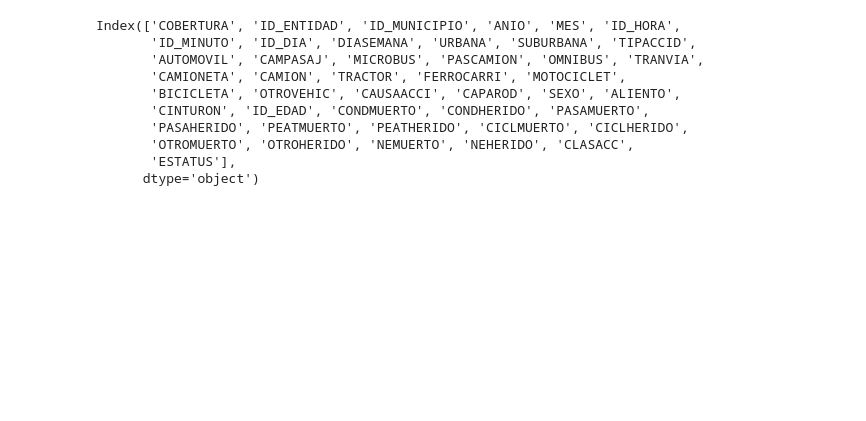
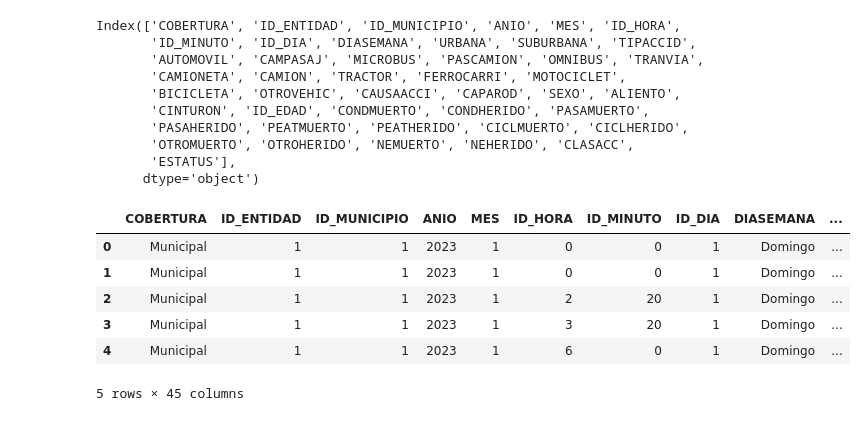
Before and after one commit to AntonioRamos11/EjercicioAtus, a Jupyter notebook: atus.ipynb, the cells around one changed output. Drawn from its saved outputs; the diff is of its cells as text; code cells hidden in the pictures; blank space fills up the shorter version.

```diff
--- a/atus.ipynb
+++ b/atus.ipynb
@@ -6,19 +6,27 @@ import seaborn as sns
 # %%
 df = pd.read_csv('atus_anual_csv/conjunto_de_datos/atus_anual_2023.csv', encoding='latin1')
 
 # Imprimir los nombres de las columnas
 print(df.columns)
+df.head(5)
 # %% [output]
 Index(['COBERTURA', 'ID_ENTIDAD', 'ID_MUNICIPIO', 'ANIO', 'MES', 'ID_HORA',
        'ID_MINUTO', 'ID_DIA', 'DIASEMANA', 'URBANA', 'SUBURBANA', 'TIPACCID',
        'AUTOMOVIL', 'CAMPASAJ', 'MICROBUS', 'PASCAMION', 'OMNIBUS', 'TRANVIA',
        'CAMIONETA', 'CAMION', 'TRACTOR', 'FERROCARRI', 'MOTOCICLET',
        'BICICLETA', 'OTROVEHIC', 'CAUSAACCI', 'CAPAROD', 'SEXO', 'ALIENTO',
        'CINTURON', 'ID_EDAD', 'CONDMUERTO', 'CONDHERIDO', 'PASAMUERTO',
        'PASAHERIDO', 'PEATMUERTO', 'PEATHERIDO', 'CICLMUERTO', 'CICLHERIDO',
        'OTROMUERTO', 'OTROHERIDO', 'NEMUERTO', 'NEHERIDO', 'CLASACC',
        'ESTATUS'],
       dtype='object')
+|  | COBERTURA | ID_ENTIDAD | ID_MUNICIPIO | ANIO | MES | ID_HORA | ID_MINUTO | ID_DIA | DIASEMANA | ... |
+| 0 | Municipal | 1 | 1 | 2023 | 1 | 0 | 0 | 1 | Domingo | ... |
+| 1 | Municipal | 1 | 1 | 2023 | 1 | 0 | 0 | 1 | Domingo | ... |
+| 2 | Municipal | 1 | 1 | 2023 | 1 | 2 | 20 | 1 | Domingo | ... |
+| 3 | Municipal | 1 | 1 | 2023 | 1 | 3 | 20 | 1 | Domingo | ... |
+| 4 | Municipal | 1 | 1 | 2023 | 1 | 6 | 0 | 1 | Domingo | ... |
+5 rows × 45 columns
 # %%
 # Importación de librerías
 import pandas as pd
```
Also changed, not shown: parts of 2 cells of this notebook.
